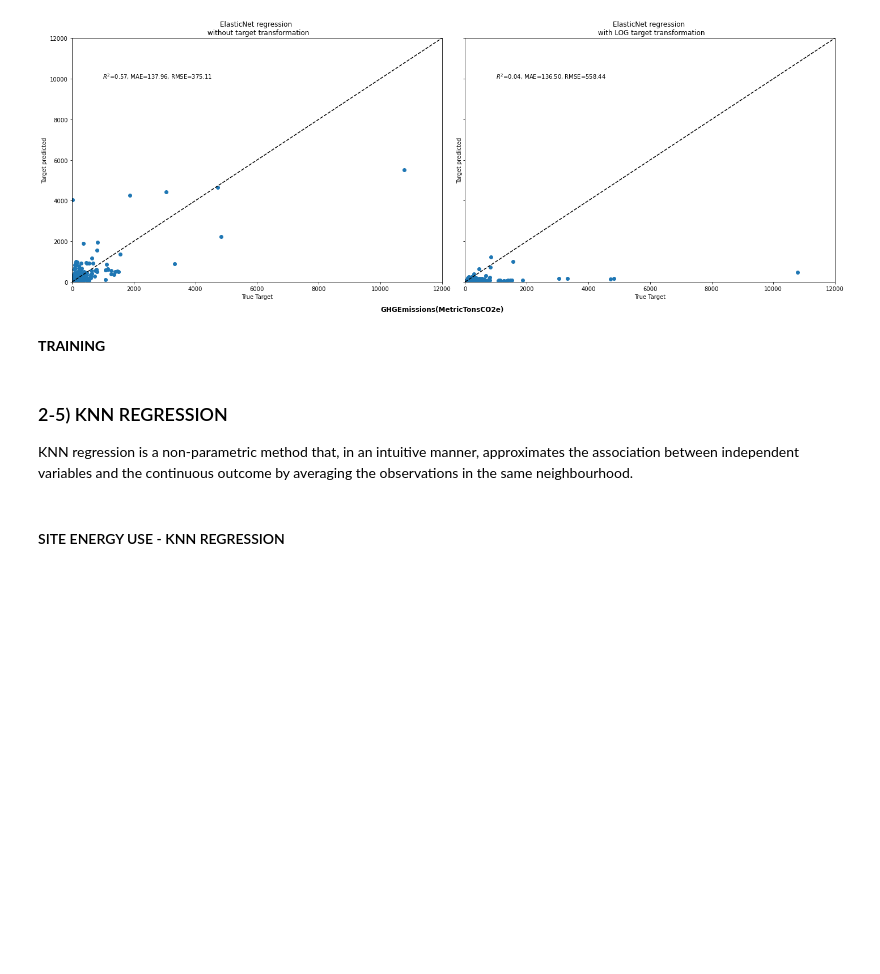
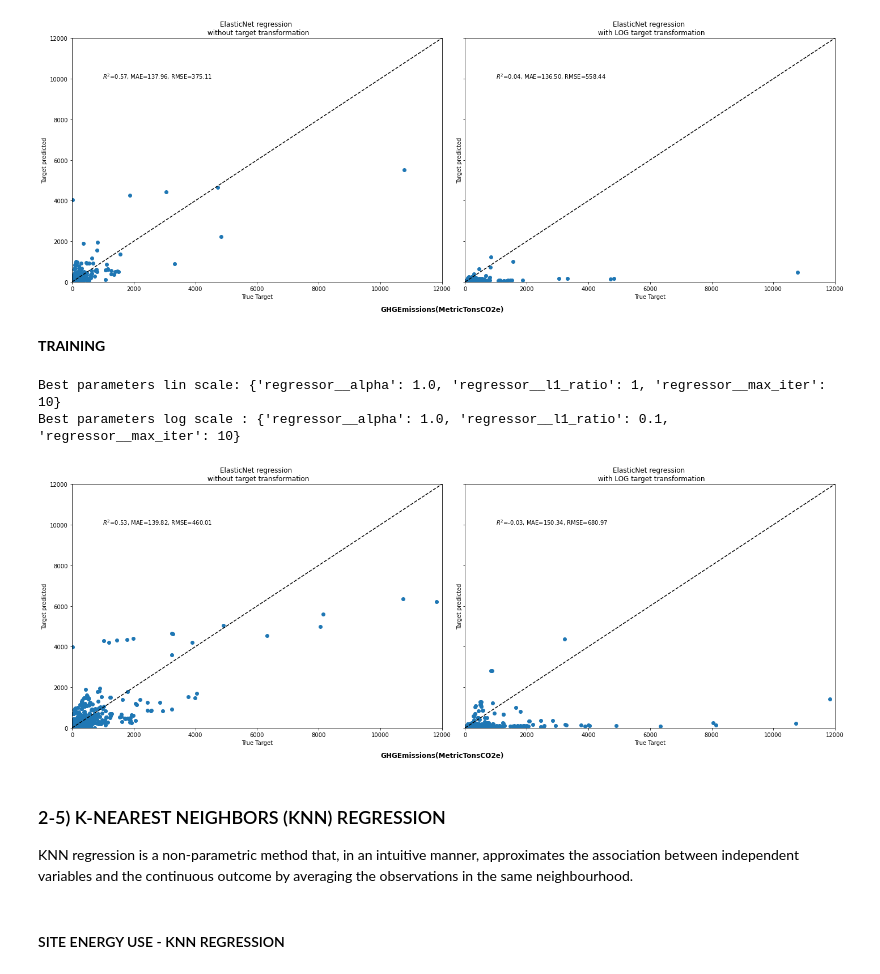
Before and after one commit to hike7o/SL-OC-projects, a Jupyter notebook: P4/Seattle_ML_linlog.ipynb, the cells around one changed output. Saved outputs shown, nothing was run; the diff lists cells and outputs as text; code cells hidden in the pictures; blank space fills up the shorter version.

```diff
--- a/P4/Seattle_ML_linlog.ipynb
+++ b/P4/Seattle_ML_linlog.ipynb
@@ -1382,5 +1374,3 @@ print('Best parameters log scale : {}'.format(eNet_GHG_log.named_steps['grid_eNe
 Best parameters lin scale: {'regressor__alpha': 1.0, 'regressor__l1_ratio': 1, 'regressor__max_iter': 10}
 Best parameters log scale : {'regressor__alpha': 1.0, 'regressor__l1_ratio': 0.1, 'regressor__max_iter': 10}
 [figure]
-# %% [markdown]
-__TRAINING__
@@ -1434,5 +1377,58 @@ print('Best parameters log scale : {}'.format(eNet_GHG_log.named_steps['grid_eNe
+# %% [markdown]
+__TRAINING__
+# %%
+f, (ax0, ax1) = plt.subplots(1, 2, sharey=True)
+
+# Use ElasticNet model
+start_time_4b = time.time()
+
+eNet_GHG = grid_cvnet.fit(X_train, y_train['GHGEmissions(MetricTonsCO2e)'])
+
+y_pred = eNet_GHG.predict(X_train)
+tm_4b = time.time() - start_time_4b
+
+# Plot results
+ax0.scatter(y_train['GHGEmissions(MetricTonsCO2e)'], y_pred)
+ax0.plot([0, 12e3], [0, 12e3], '--k')
+ax0.set_ylabel('Target predicted')
+ax0.set_xlabel('True Target')
+ax0.set_title('ElasticNet regression \n without target transformation')
+r2_train_4 = r2_score(y_train['GHGEmissions(MetricTonsCO2e)'], y_pred)
+MAE_train_4 = mean_absolute_error(y_train['GHGEmissions(MetricTonsCO2e)'], y_pred)
+RMSE_train_4 = np.sqrt(mean_squared_error(y_train['GHGEmissions(MetricTonsCO2e)'], y_pred))
+ax0.text(1000, 10000, r'$R^2$=%.2f, MAE=%.2f, RMSE=%.2f' % (r2_train_4, MAE_train_4, RMSE_train_4))
+ax0.set_xlim([0, 12e3])
+ax0.set_ylim([0, 12e3])
+
+# Transform targets and use same ElasticNet model
+start_time_41b = time.time()
+
+eNet_GHG_log = eNet_grid_cv.fit(X_train, y_train['GHGEmissions(MetricTonsCO2e)'])
+y_pred = eNet_GHG_log.predict(X_train)
+tm_41b = time.time() - start_time_41b
+
+ax1.scatter(y_train['GHGEmissions(MetricTonsCO2e)'], y_pred)
+ax1.plot([0, 12e3], [0, 12e3], '--k')
+ax1.set_ylabel('Target predicted')
+ax1.set_xlabel('True Target')
+ax1.set_title('ElasticNet regression \n with LOG target transformation')
+r2_train_41 = r2_score(y_train['GHGEmissions(MetricTonsCO2e)'], y_pred)
+MAE_train_41 = mean_absolute_error(y_train['GHGEmissions(MetricTonsCO2e)'], y_pred)
+RMSE_train_41 = np.sqrt(mean_squared_error(y_train['GHGEmissions(MetricTonsCO2e)'], y_pred))
+ax1.text(1000, 10000, r'$R^2$=%.2f, MAE=%.2f, RMSE=%.2f' % (r2_train_41 , MAE_train_41, RMSE_train_41 ))
+ax1.set_xlim([0, 12e3])
+ax1.set_ylim([0, 12e3])
+
+f.suptitle("GHGEmissions(MetricTonsCO2e)", x = 1, y=0.005, weight = 'bold')
+f.tight_layout(rect=[0.005, 0.005, 2, 1.5])
+print('Best parameters lin scale:', eNet_GHG.best_params_)
+print('Best parameters log scale : {}'.format(eNet_GHG_log.named_steps['grid_eNet'].best_params_))
+# %% [output]
+Best parameters lin scale: {'regressor__alpha': 1.0, 'regressor__l1_ratio': 1, 'regressor__max_iter': 10}
+Best parameters log scale : {'regressor__alpha': 1.0, 'regressor__l1_ratio': 0.1, 'regressor__max_iter': 10}
+[figure, added]
 # %% [markdown]
-### 2-5) KNN REGRESSION
+### 2-5) K-NEAREST NEIGHBORS (KNN) REGRESSION
 
 KNN regression is a non-parametric method that, in an intuitive manner, approximates the association between independent variables and the continuous outcome by averaging the observations in the same neighbourhood.
 # %% [markdown]
```
Also changed, not shown: parts of 65 cells of this notebook, 5 other files.
